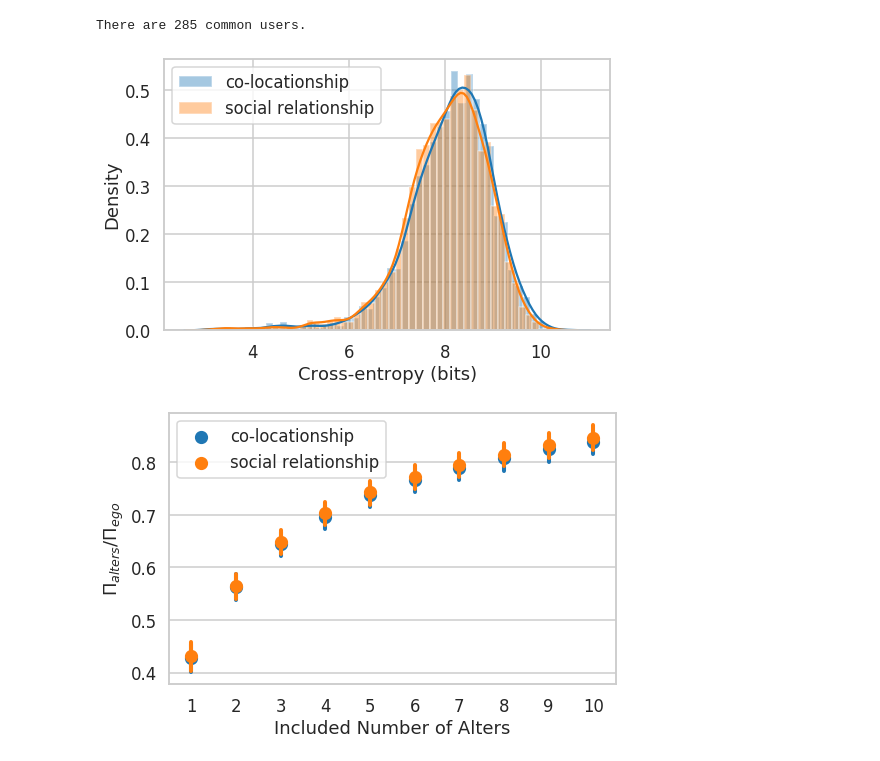
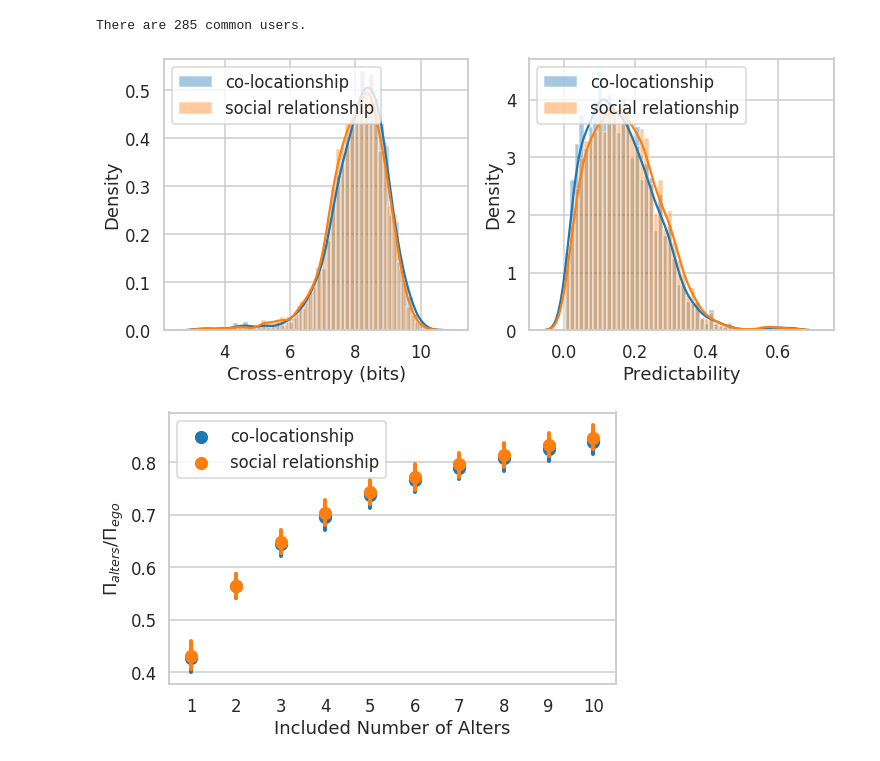
Before and after one commit to Magica-Chen/co-locationship, a Jupyter notebook: example/example_weeplaces.ipynb, the cells around one changed output. Cells and saved outputs as stored; diff of their text form; code cells hidden in the pictures.

```diff
--- a/example/example_weeplaces.ipynb
+++ b/example/example_weeplaces.ipynb
@@ -144,9 +144,9 @@ compare_v2()
 # %% [output]
 There are 285 common users.
 # %%
-CE_v2 = compare_v2.plot_CE(l=8,w=5)
+CE_v2 = compare_v2.plot_histogram(l=12,w=5)
 # %% [output]
-[figure, old version]
+[figure, new version]
 # %%
 RCCP_alters_errorbar_v2 = compare_v2.plot_errorbar(target='alters', l=8,w=5)
 # %% [output]
```
Also changed, not shown: parts of 11 cells of this notebook, 2 other files.
